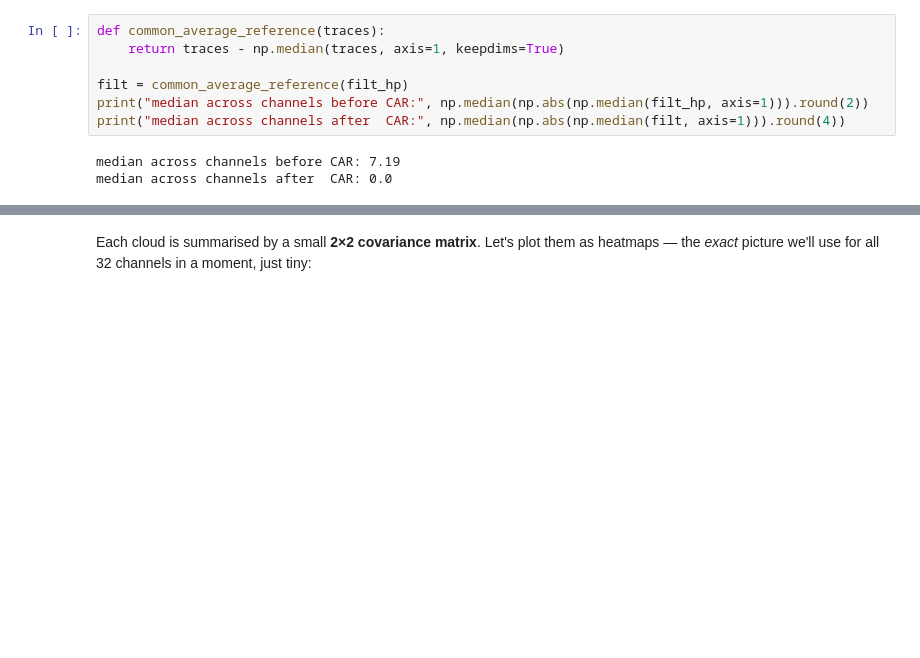
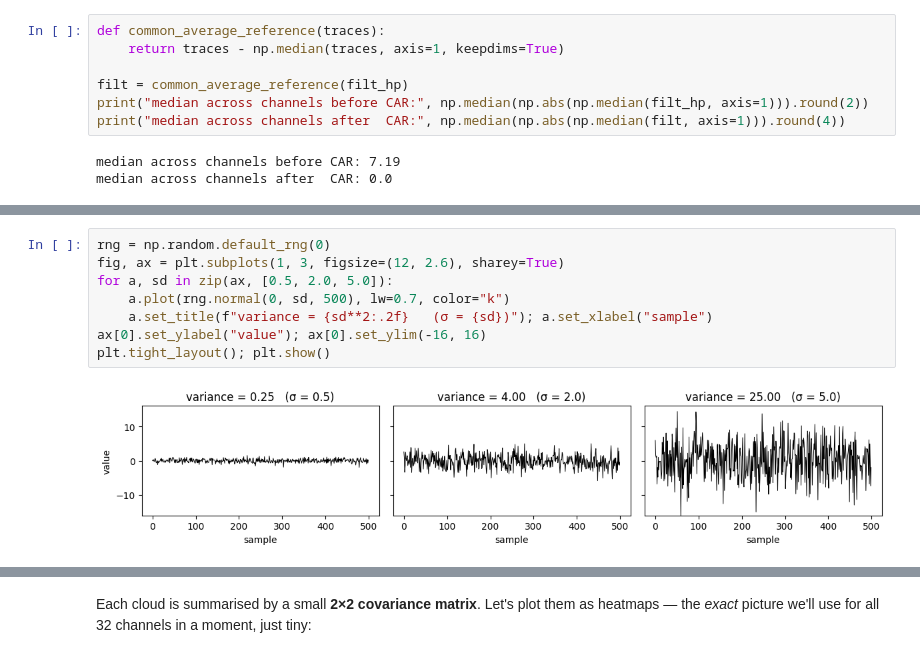
Before and after one commit to stootoon/swc-en-2026, a Jupyter notebook: ephys-pop/notebooks/02_preprocessing_solutions.ipynb, the cells around one changed output, grey strips where cells are left out. Saved outputs shown, nothing was run; the diff lists cells and outputs as text; blank space fills up the shorter version.

```diff
--- a/ephys-pop/notebooks/02_preprocessing_solutions.ipynb
+++ b/ephys-pop/notebooks/02_preprocessing_solutions.ipynb
@@ -408,0 +430,10 @@ draw the **ellipse** that summarises the cloud's shape:
+# %%
+rng = np.random.default_rng(0)
+fig, ax = plt.subplots(1, 3, figsize=(12, 2.6), sharey=True)
+for a, sd in zip(ax, [0.5, 2.0, 5.0]):
+    a.plot(rng.normal(0, sd, 500), lw=0.7, color="k")
+    a.set_title(f"variance = {sd**2:.2f}   (σ = {sd})"); a.set_xlabel("sample")
+ax[0].set_ylabel("value"); ax[0].set_ylim(-16, 16)
+plt.tight_layout(); plt.show()
+# %% [output]
+[figure, added]
```
Also changed, not shown: parts of 10 cells of this notebook, 2 other files.
